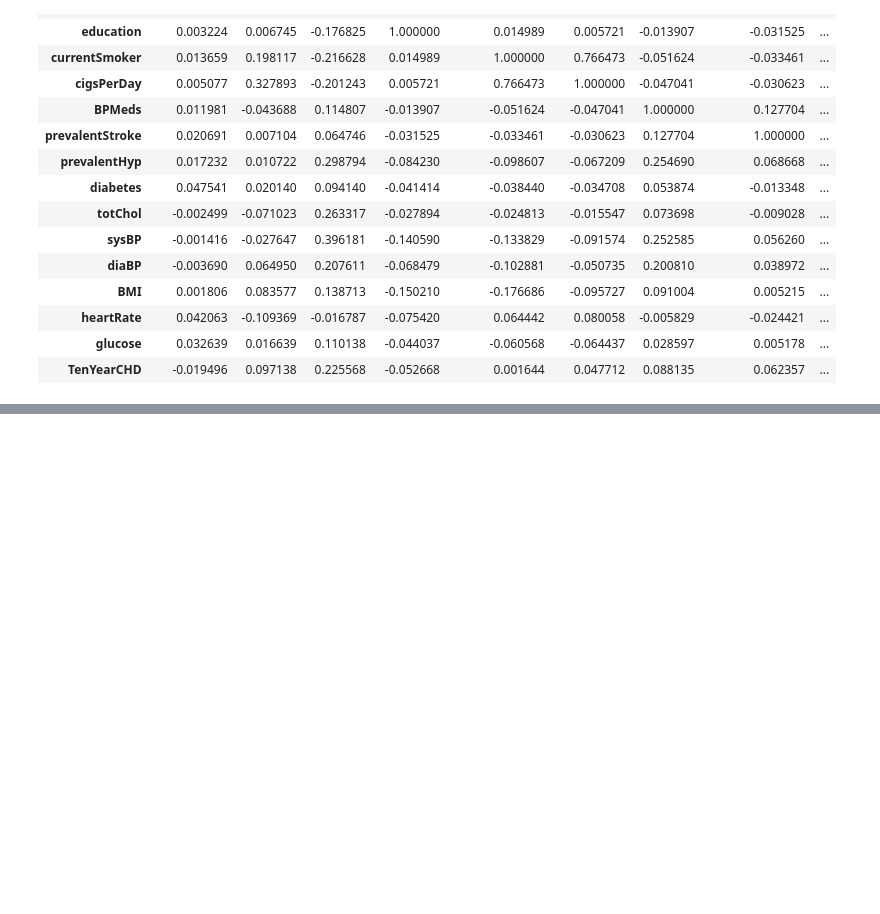
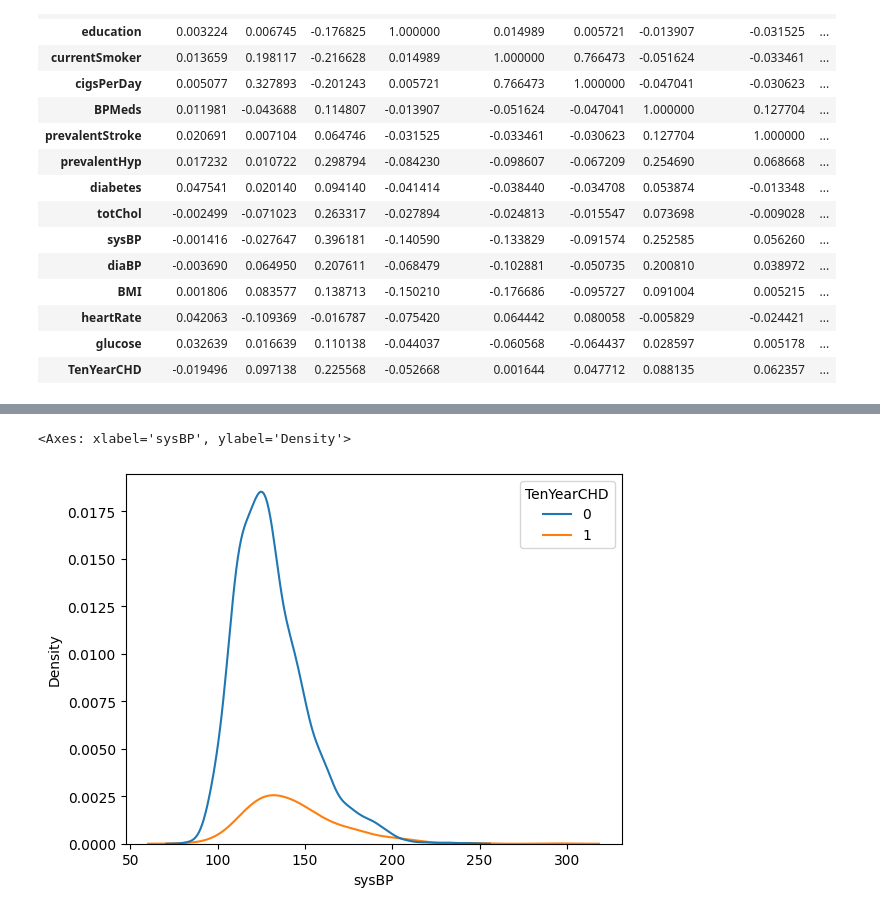
Before and after one commit to ashleyr05/project_chd, a Jupyter notebook: group8proj2.ipynb, the cells around one changed output, grey strips where cells are left out. Saved outputs shown, nothing was run; the diff lists cells and outputs as text; code cells hidden in the pictures; blank space fills up the shorter version.

```diff
--- a/group8proj2.ipynb
+++ b/group8proj2.ipynb
@@ -67,0 +123,8 @@ df_train.corr()
+# %%
+#use arcsign to account for outliers
+df_train['sysBP_arc'] = np.arcsinh(df_train['sysBP'])
+# %%
+sns.kdeplot(x=df_train['sysBP'], hue=df_train['TenYearCHD'])
+# %% [output]
+<Axes: xlabel='sysBP', ylabel='Density'>
+[figure, added]
```
Also changed, not shown: parts of 25 cells of this notebook.
